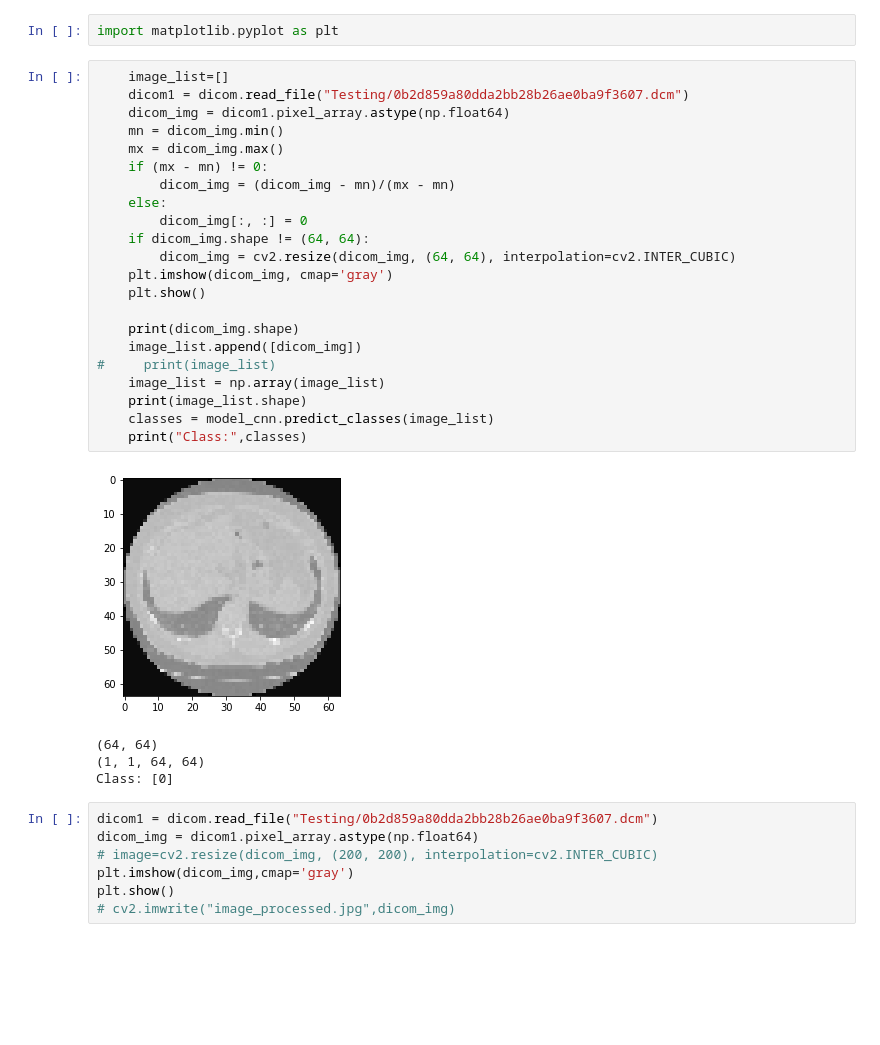
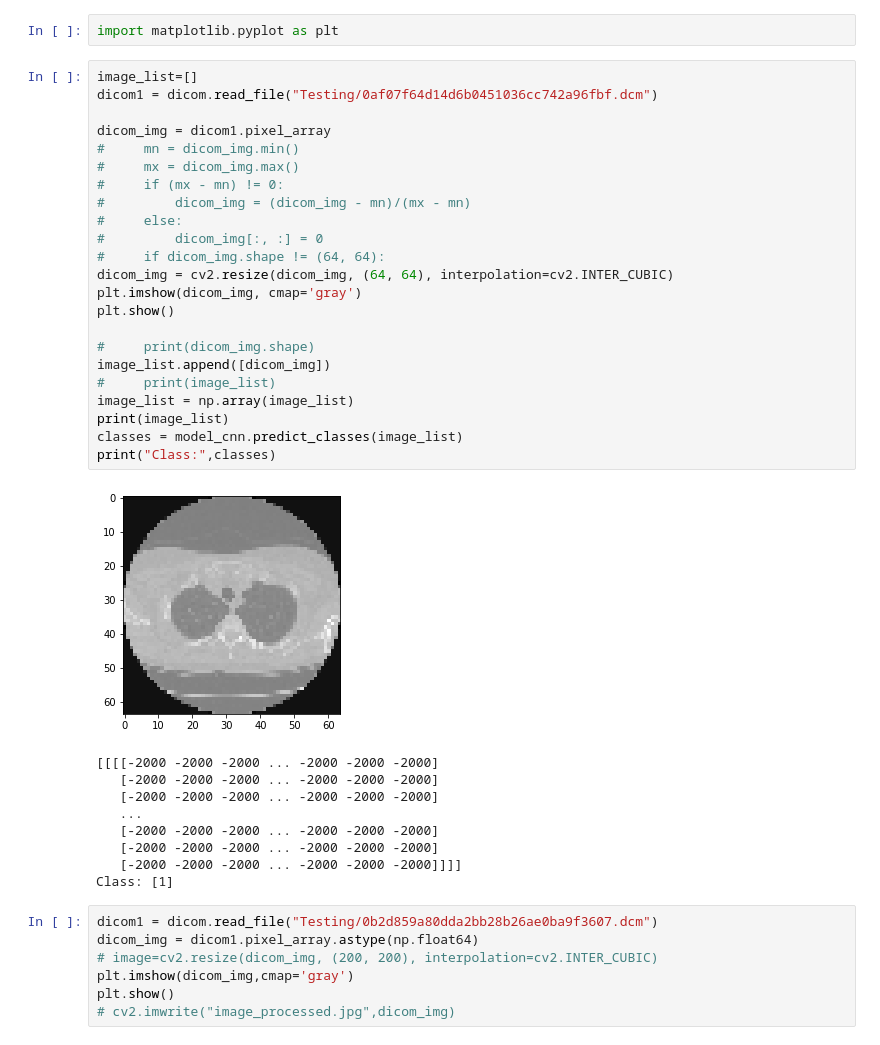
Before and after one commit to alizaib1217/Lungs-Disease-Detection-Using-Deep-Learning, a Jupyter notebook: Keras VS Cancer.ipynb, the cells around one changed output. Cells and saved outputs as stored; diff of their text form; blank space fills up the shorter version.

```diff
--- a/Keras VS Cancer.ipynb
+++ b/Keras VS Cancer.ipynb
@@ -221,32 +238,38 @@ _________________________________________________________________
 # %%
 import matplotlib.pyplot as plt
 # %%
-    image_list=[]
-    dicom1 = dicom.read_file("Testing/0b2d859a80dda2bb28b26ae0ba9f3607.dcm")
-    dicom_img = dicom1.pixel_array.astype(np.float64)
-    mn = dicom_img.min()
-    mx = dicom_img.max()
-    if (mx - mn) != 0:
-        dicom_img = (dicom_img - mn)/(mx - mn)
-    else:
-        dicom_img[:, :] = 0
-    if dicom_img.shape != (64, 64):
-        dicom_img = cv2.resize(dicom_img, (64, 64), interpolation=cv2.INTER_CUBIC)
-    plt.imshow(dicom_img, cmap='gray')
-    plt.show()
+image_list=[]
+dicom1 = dicom.read_file("Testing/0af07f64d14d6b0451036cc742a96fbf.dcm")
 
-    print(dicom_img.shape)
-    image_list.append([dicom_img])
+dicom_img = dicom1.pixel_array
+#     mn = dicom_img.min()
+#     mx = dicom_img.max()
+#     if (mx - mn) != 0:
+#         dicom_img = (dicom_img - mn)/(mx - mn)
+#     else:
+#         dicom_img[:, :] = 0
+#     if dicom_img.shape != (64, 64):
+dicom_img = cv2.resize(dicom_img, (64, 64), interpolation=cv2.INTER_CUBIC)
+plt.imshow(dicom_img, cmap='gray')
+plt.show()
+
+#     print(dicom_img.shape)
+image_list.append([dicom_img])
 #     print(image_list)
-    image_list = np.array(image_list)
-    print(image_list.shape)
-    classes = model_cnn.predict_classes(image_list)
-    print("Class:",classes)
+image_list = np.array(image_list)
+print(image_list)
+classes = model_cnn.predict_classes(image_list)
+print("Class:",classes)
 # %% [output]
-[figure, old version]
+[figure, new version]
-(64, 64)
-(1, 1, 64, 64)
-Class: [0]
+[[[[-2000 -2000 -2000 ... -2000 -2000 -2000]
+   [-2000 -2000 -2000 ... -2000 -2000 -2000]
+   [-2000 -2000 -2000 ... -2000 -2000 -2000]
+   ...
+   [-2000 -2000 -2000 ... -2000 -2000 -2000]
+   [-2000 -2000 -2000 ... -2000 -2000 -2000]
+   [-2000 -2000 -2000 ... -2000 -2000 -2000]]]]
+Class: [1]
 # %%
 dicom1 = dicom.read_file("Testing/0b2d859a80dda2bb28b26ae0ba9f3607.dcm")
 dicom_img = dicom1.pixel_array.astype(np.float64)
```
Also changed, not shown: parts of 7 cells of this notebook, 2 other files.
